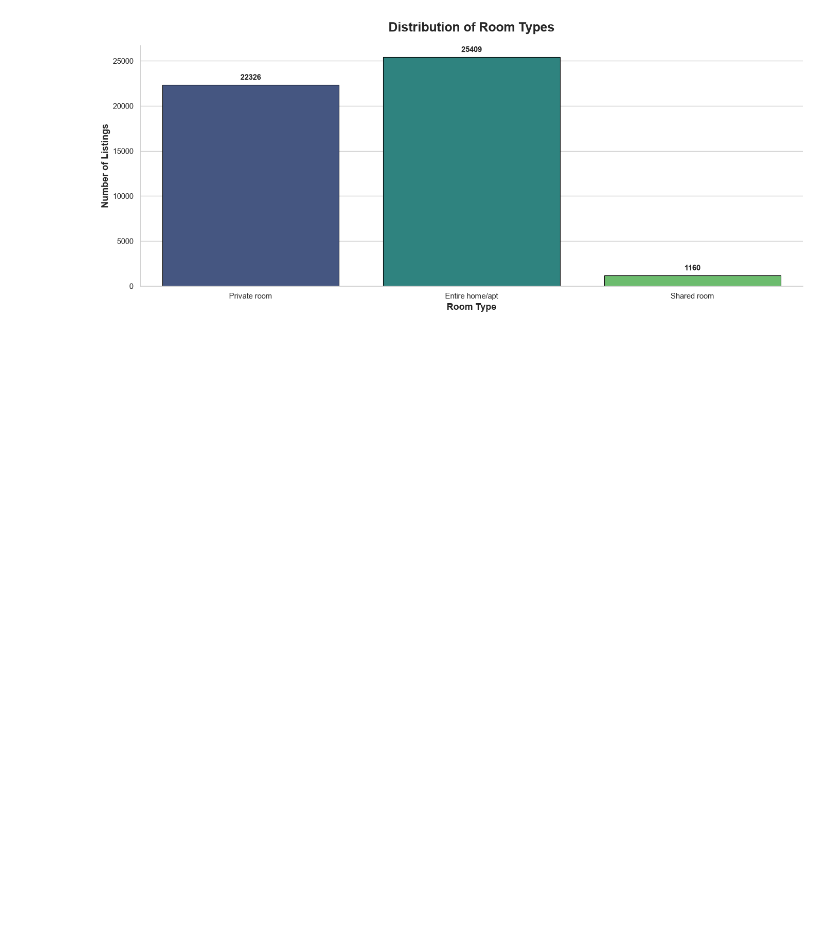
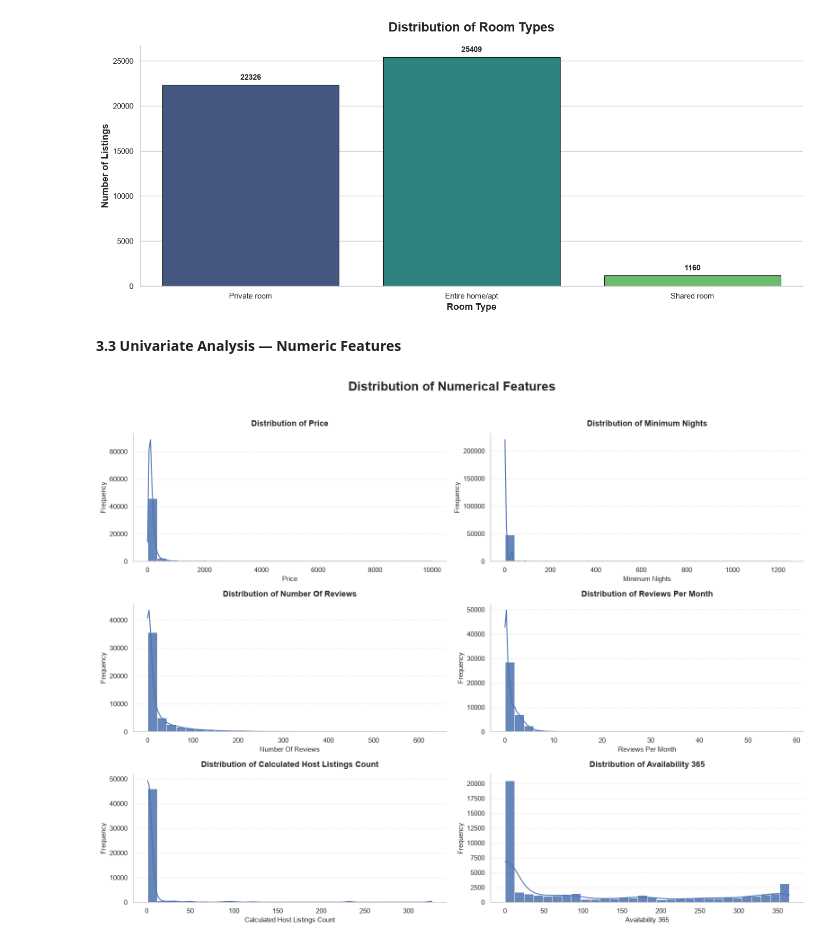
Before and after one commit to AlwinVJ/-NYC-Airbnb-Room-Type-Predictor, a Jupyter notebook: nyc_airbnb_room_type_classification.ipynb, the cells around one changed output. Cells and saved outputs as stored; diff of their text form; code cells hidden in the pictures; blank space fills up the shorter version.

Commit message:
chore: Implement univariate analysis

```diff
--- a/nyc_airbnb_room_type_classification.ipynb
+++ b/nyc_airbnb_room_type_classification.ipynb
@@ -141,3 +142,66 @@ plt.tight_layout()
 plt.show()
 # %% [output]
 [figure]
+# %% [markdown]
+**3.3 Univariate Analysis — Numeric Features**
+# %%
+numerical_cols = [
+    "price",
+    "minimum_nights",
+    "number_of_reviews",
+    "reviews_per_month",
+    "calculated_host_listings_count",
+    "availability_365"
+]
+
+# Set visual theme
+sns.set_theme(style="whitegrid", context="notebook")
+
+# Create subplot grid
+fig, axes = plt.subplots(3, 2, figsize=(16, 12))
+
+fig.suptitle(
+    "Distribution of Numerical Features",
+    fontsize=20,
+    fontweight="bold",
+    y=1.02
+)
+
+# Flatten axes for iteration
+axes = axes.flatten()
+
+for i, col in enumerate(numerical_cols):
+
+    sns.histplot(
+        data=df,
+        x=col,
+        bins=30,
+        kde=True,
+        color="#4C72B0",
+        edgecolor="white",
+        linewidth=0.7,
+        alpha=0.85,
+        ax=axes[i]
+    )
+
+    axes[i].set_title(
+        f"Distribution of {col.replace('_', ' ').title()}",
+        fontsize=13,
+        fontweight="bold",
+        pad=12
+    )
+
+    axes[i].set_xlabel(col.replace("_", " ").title(), fontsize=11)
+    axes[i].set_ylabel("Frequency", fontsize=11)
+
+    axes[i].grid(axis="y", linestyle="--", alpha=0.4)
+    axes[i].grid(axis="x", visible=False)
+
+    sns.despine(ax=axes[i])
+
+# Adjust spacing
+plt.tight_layout()
+
+plt.show()
+# %% [output]
+[figure, added]
```
Also changed, not shown: parts of 5 cells of this notebook.
